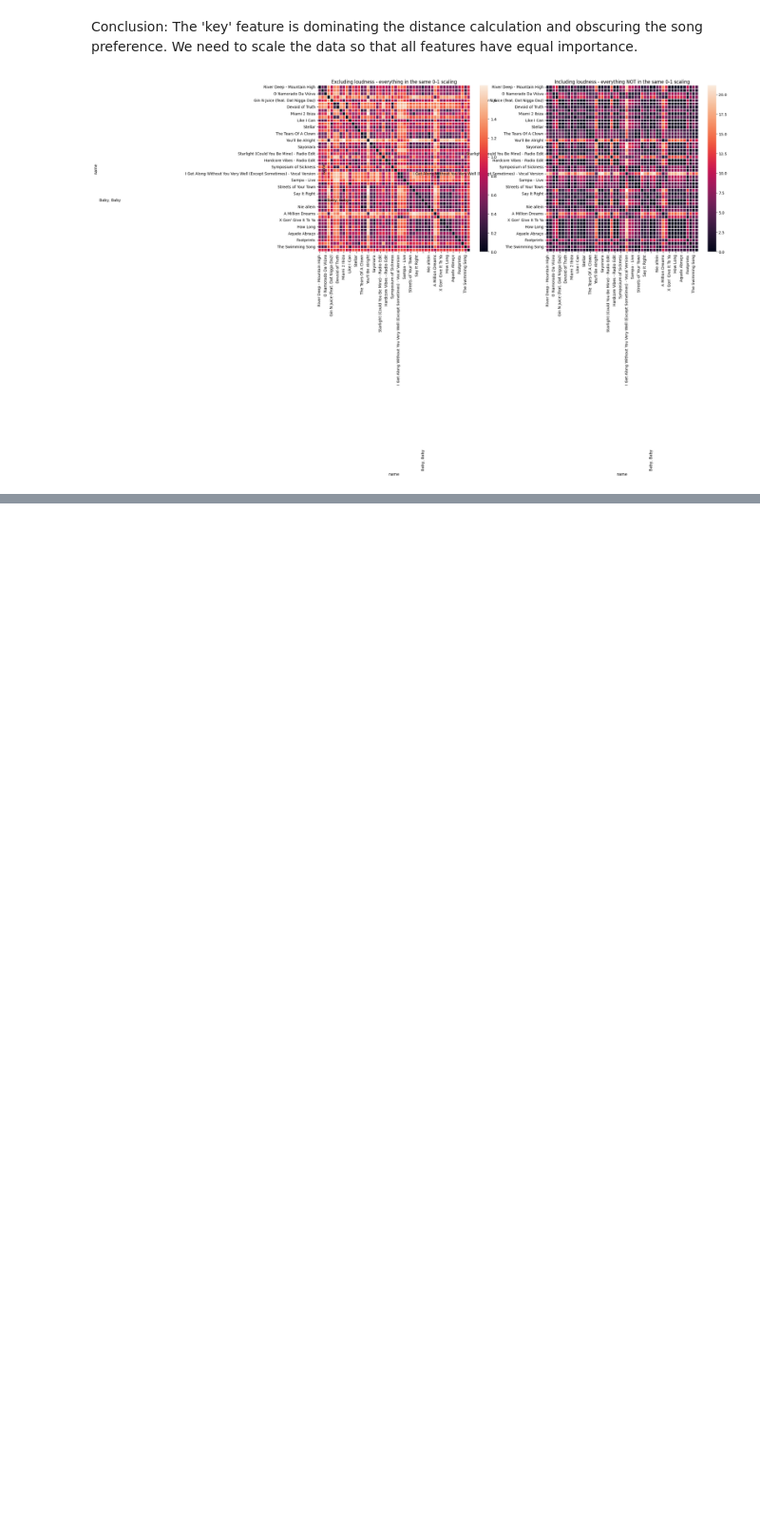
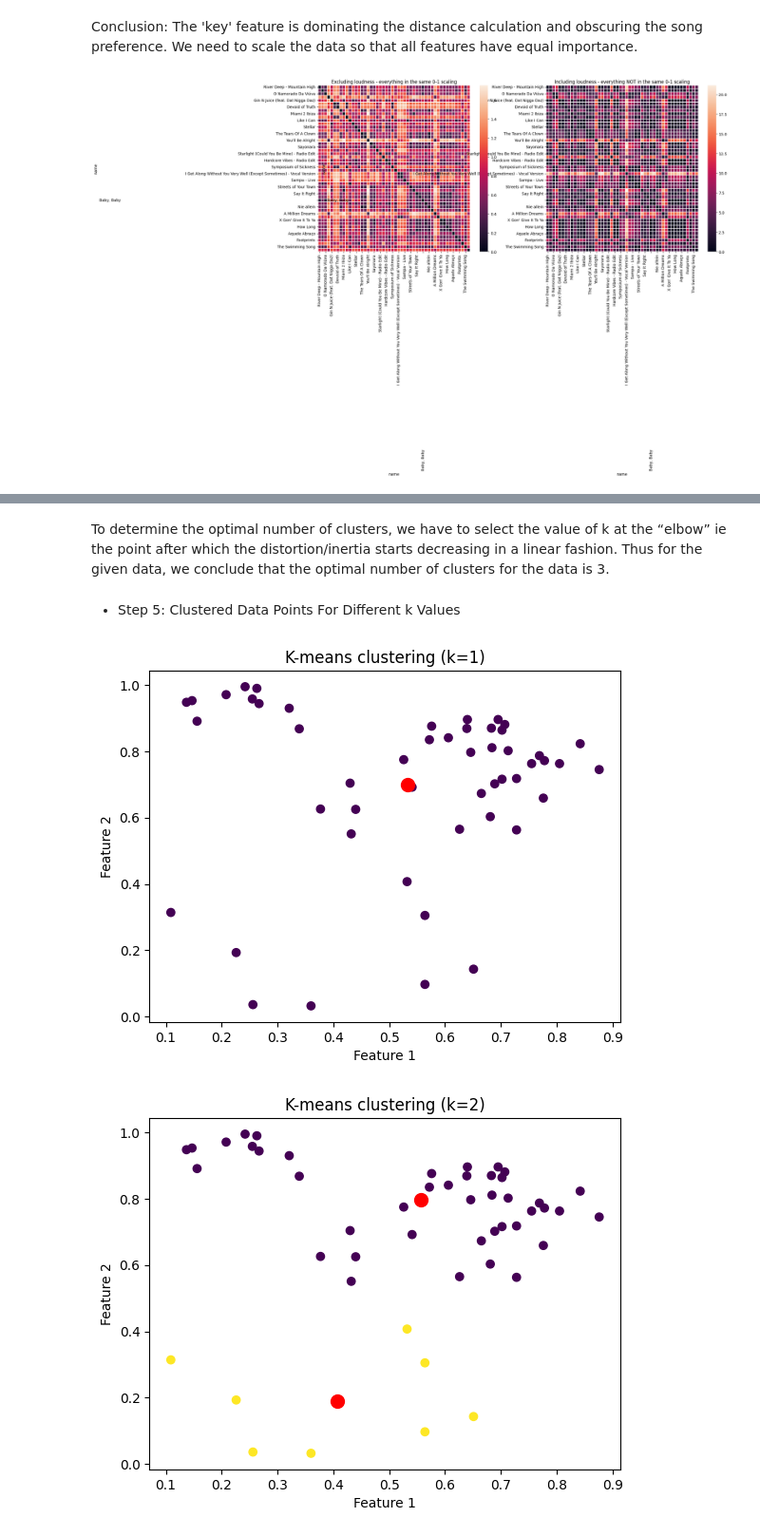
Before and after one commit to PhoenixCC0722/JoinTheGame_Magist, a Jupyter notebook: Chapter6_ML_2_01_scaling_data_5000_songs.ipynb, the cells around one changed output, grey strips where cells are left out. Shown at 95% size. Drawn from its saved outputs; the diff is of its cells as text; code cells hidden in the pictures; blank space fills up the shorter version.

```diff
--- a/Chapter6_ML_2_01_scaling_data_5000_songs.ipynb
+++ b/Chapter6_ML_2_01_scaling_data_5000_songs.ipynb
@@ -172,0 +300,40 @@ plt.show()
+# %% [markdown]
+To determine the optimal number of clusters, we have to select the value of k at the “elbow” ie the point after which the distortion/inertia starts decreasing in a linear fashion. Thus for the given data, we conclude that the optimal number of clusters for the data is 3.
+# %% [markdown]
+
+
+* Step 5: Clustered Data Points For Different k Values
+# %%
+import matplotlib.pyplot as plt
+
+# Create a range of values for k
+k_range = range(1, 5)
+
+# Initialize an empty list to
+# store the inertia values for each k
+inertia_values = []
+
+# Fit and plot the data for each k value
+for k in k_range:
+    kmeans = KMeans(n_clusters=k, \
+                    init='k-means++', random_state=42)
+    y_kmeans = kmeans.fit_predict(X)
+    inertia_values.append(kmeans.inertia_)
+    plt.scatter(X[:, 0], X[:, 1], c=y_kmeans)
+    plt.scatter(kmeans.cluster_centers_[:, 0],\
+                kmeans.cluster_centers_[:, 1], \
+                s=100, c='red')
+    plt.title('K-means clustering (k={})'.format(k))
+    plt.xlabel('Feature 1')
+    plt.ylabel('Feature 2')
+    plt.show()
+
+# Plot the inertia values for each k
+plt.plot(k_range, inertia_values, 'bo-')
+plt.title('Elbow Method')
+plt.xlabel('Number of clusters (k)')
+plt.ylabel('Inertia')
+plt.show()
+# %% [output]
+[figure, added]
+[figure, added]
```
Also changed, not shown: parts of 15 cells of this notebook.
